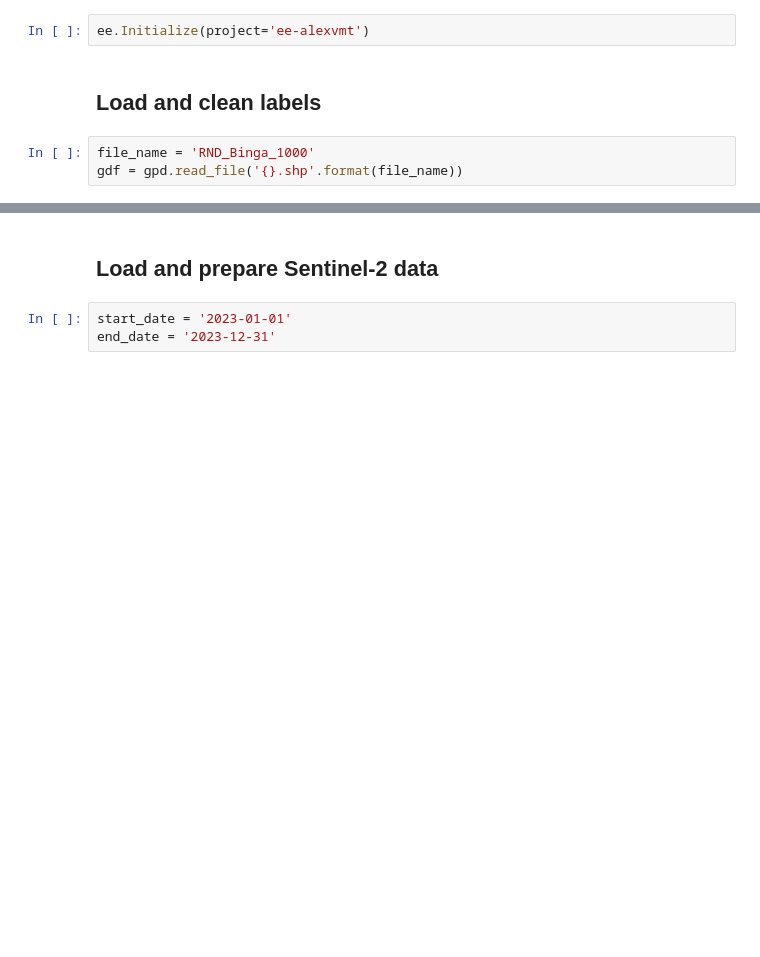
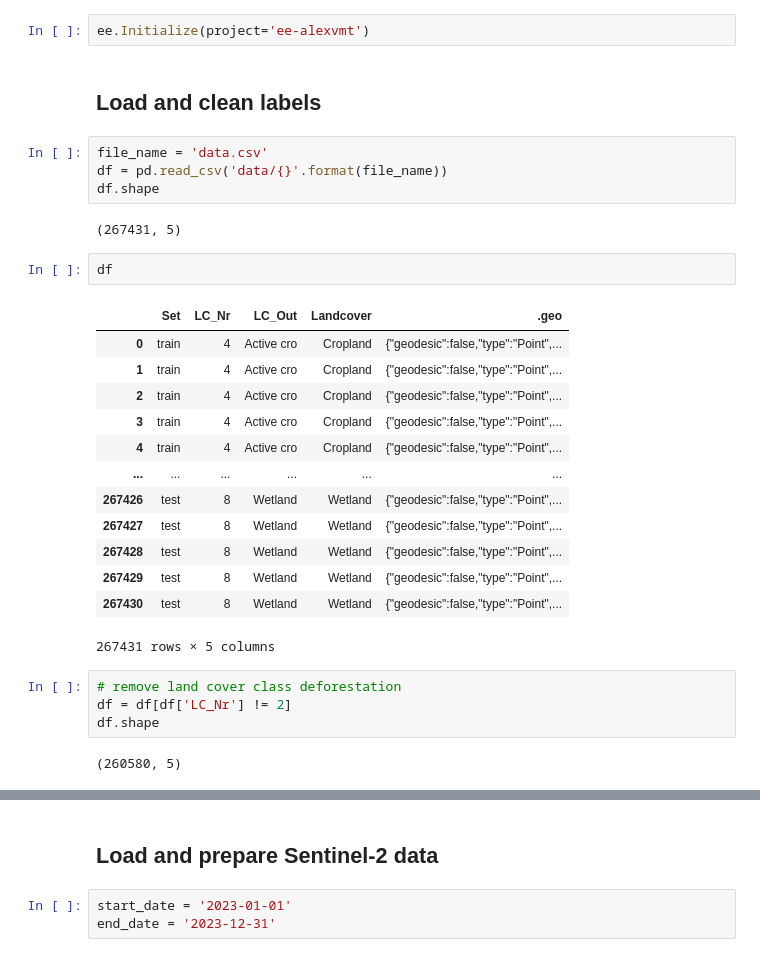
Before and after one commit to alexvmt/land_cover_classification_kaza, a Jupyter notebook: collect_sentinel_2_data.ipynb, the cells around one changed output, grey strips where cells are left out. Drawn from its saved outputs; the diff is of its cells as text; blank space fills up the shorter version.

```diff
--- a/collect_sentinel_2_data.ipynb
+++ b/collect_sentinel_2_data.ipynb
@@ -27,6 +31,31 @@ ee.Authenticate()
 ee.Initialize(project='ee-alexvmt')
 # %% [markdown]
 ## Load and clean labels
-# %%
-file_name = 'RND_Binga_1000'
-gdf = gpd.read_file('{}.shp'.format(file_name))
+# %%
+file_name = 'data.csv'
+df = pd.read_csv('data/{}'.format(file_name))
+df.shape
+# %% [output]
+(267431, 5)
+# %%
+df
+# %% [output]
+|  | Set | LC_Nr | LC_Out | Landcover | .geo |
+| 0 | train | 4 | Active cro | Cropland | {"geodesic":false,"type":"Point",... |
+| 1 | train | 4 | Active cro | Cropland | {"geodesic":false,"type":"Point",... |
+| 2 | train | 4 | Active cro | Cropland | {"geodesic":false,"type":"Point",... |
+| 3 | train | 4 | Active cro | Cropland | {"geodesic":false,"type":"Point",... |
+| 4 | train | 4 | Active cro | Cropland | {"geodesic":false,"type":"Point",... |
+| ... | ... | ... | ... | ... | ... |
+| 267426 | test | 8 | Wetland | Wetland | {"geodesic":false,"type":"Point",... |
+| 267427 | test | 8 | Wetland | Wetland | {"geodesic":false,"type":"Point",... |
+| 267428 | test | 8 | Wetland | Wetland | {"geodesic":false,"type":"Point",... |
+| 267429 | test | 8 | Wetland | Wetland | {"geodesic":false,"type":"Point",... |
+| 267430 | test | 8 | Wetland | Wetland | {"geodesic":false,"type":"Point",... |
+267431 rows × 5 columns
+# %%
+# remove land cover class deforestation
+df = df[df['LC_Nr'] != 2]
+df.shape
+# %% [output]
+(260580, 5)
```
Also changed, not shown: parts of 29 cells of this notebook.
